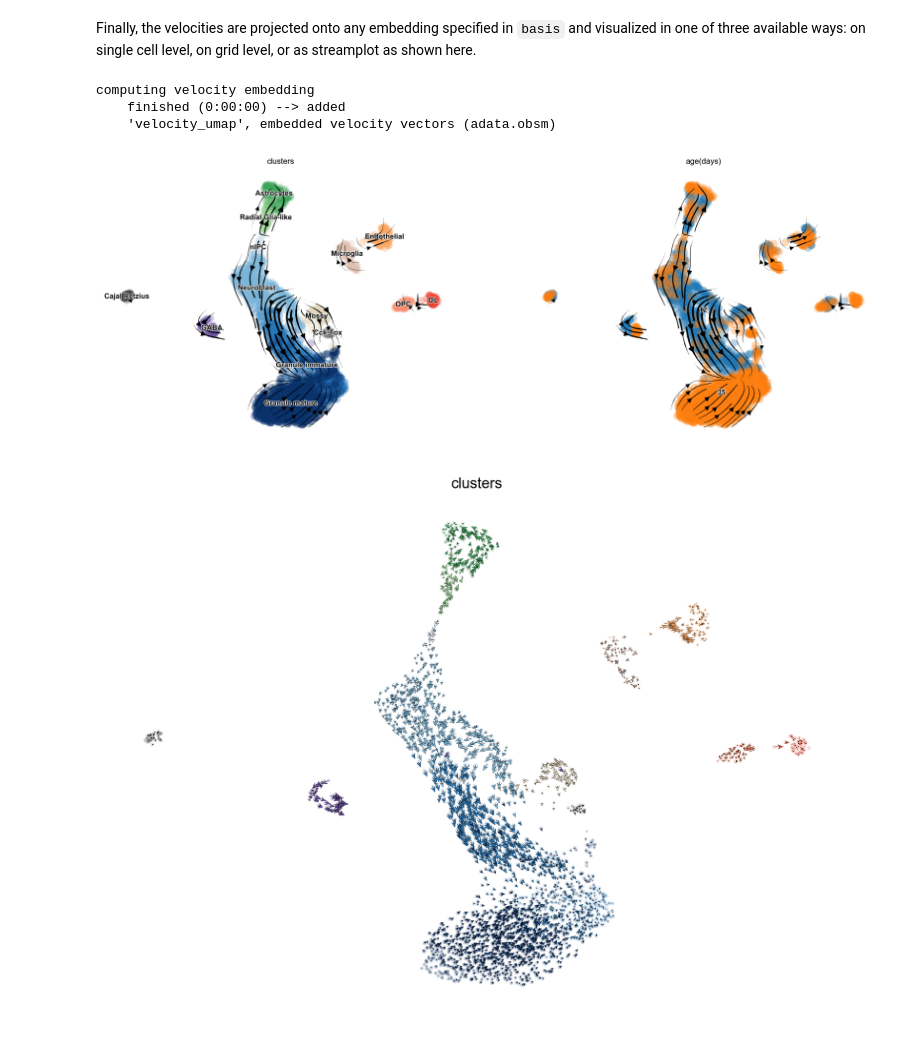
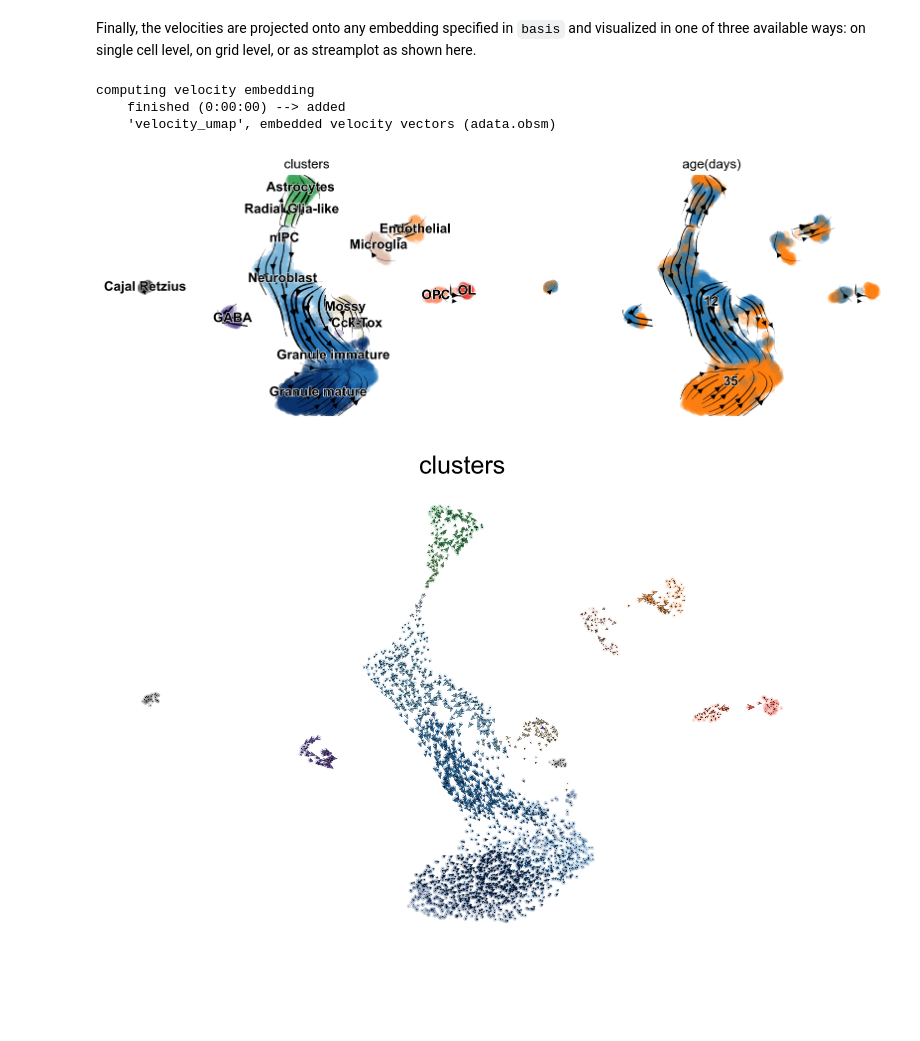
Before and after one commit to theislab/scvelo_notebooks, a Jupyter notebook: DentateGyrus.ipynb, the cells around one changed output. Cells and saved outputs as stored; diff of their text form; code cells hidden in the pictures; blank space fills up the shorter version.

Commit message:
update/beautify notebook figures

```diff
--- a/DentateGyrus.ipynb
+++ b/DentateGyrus.ipynb
@@ -16,5 +12,6 @@ Running scvelo 0.1.24.dev28+gcdb5a7a (python 3.7.3) on 2019-10-28 16:04.
 # %%
 scv.settings.verbosity = 3  # show errors(0), warnings(1), info(2), hints(3)
+scv.settings.presenter_view = True  # set max width size for presenter view
 scv.settings.set_figure_params('scvelo')  # for beautified visualization
 # %% [markdown]
 ### Load and cleanup the data
@@ -106,11 +102,11 @@ scv.pl.velocity_embedding_stream(adata, basis='umap', color=['clusters', 'age(da
 computing velocity embedding
     finished (0:00:00) --> added
     'velocity_umap', embedded velocity vectors (adata.obsm)
-[figure, old version]
+[figure, new version]
 # %%
-scv.pl.velocity_embedding(adata, basis='umap', arrow_length=1.2, arrow_size=1.2, dpi=150)
+scv.pl.velocity_embedding(adata, basis='umap', arrow_length=2, arrow_size=2, dpi=150)
 # %% [output]
-[figure, old version]
+[figure, new version]
 # %%
 scv.pl.velocity_embedding_grid(adata, color='Tmsb10',
                                layer=['velocity', 'spliced'], arrow_size=1.5)
```
Also changed, not shown: parts of 9 cells of this notebook, 2 other files.
